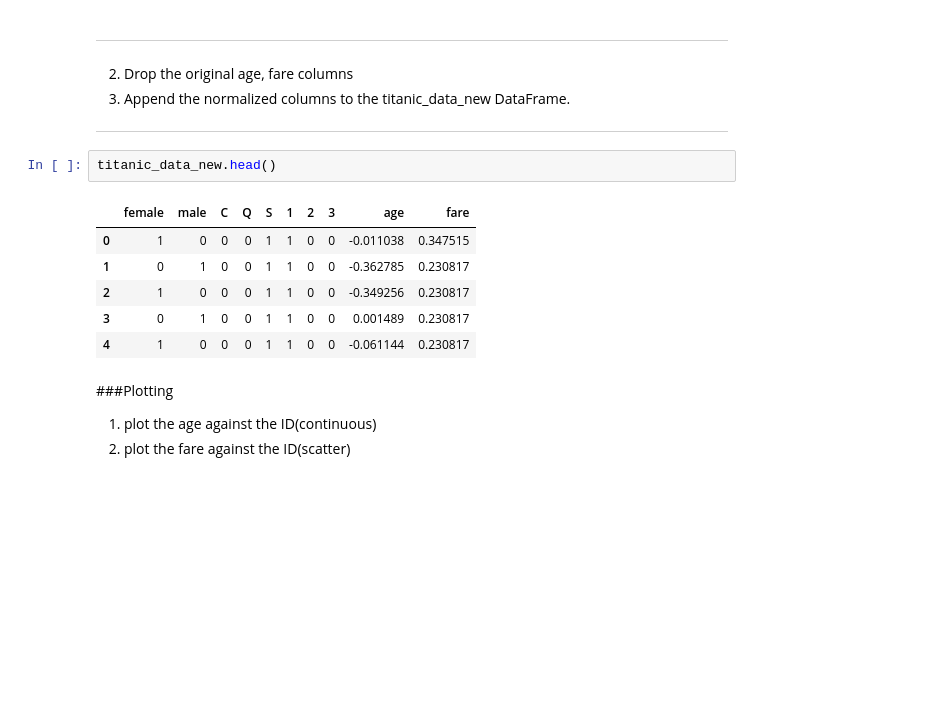
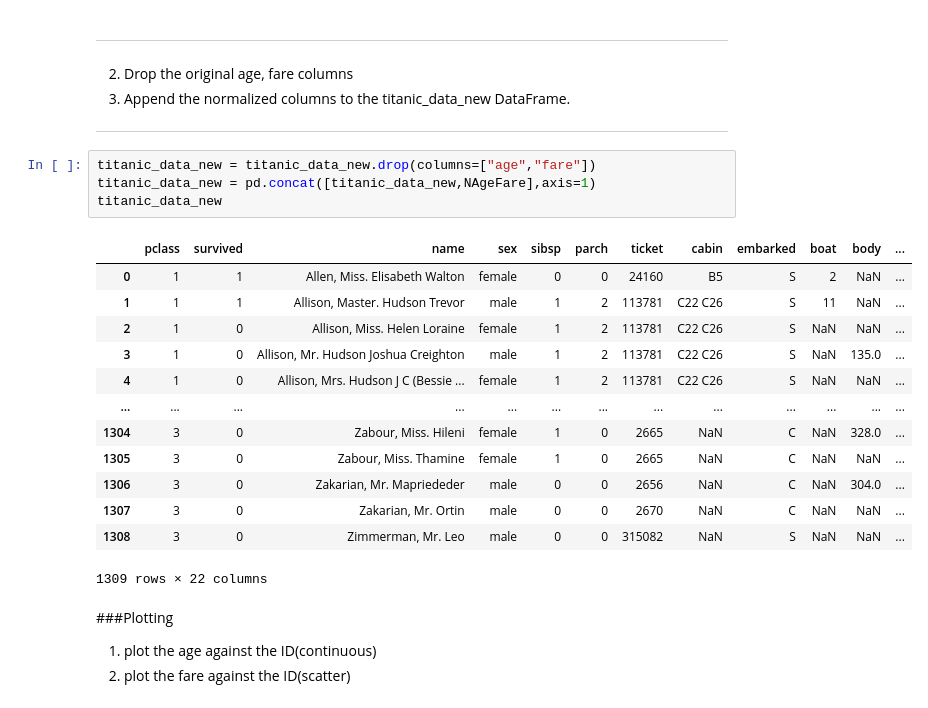
Before and after one commit to krucx/SHALA2020, a Jupyter notebook: Assignment_1_DS.ipynb, the cells around one changed output. Saved outputs shown, nothing was run; the diff lists cells and outputs as text; blank space fills up the shorter version.

```diff
--- a/Assignment_1_DS.ipynb
+++ b/Assignment_1_DS.ipynb
@@ -367,15 +381,24 @@ titanic_data_new["fare"] = (titanic_data_new["fare"]-titanic_data_new["fare"].me
 
 
 ---
-# %%
-titanic_data_new.head()
-# %% [output]
-|  | female | male | C | Q | S | 1 | 2 | 3 | age | fare |
-| 0 | 1 | 0 | 0 | 0 | 1 | 1 | 0 | 0 | -0.011038 | 0.347515 |
-| 1 | 0 | 1 | 0 | 0 | 1 | 1 | 0 | 0 | -0.362785 | 0.230817 |
-| 2 | 1 | 0 | 0 | 0 | 1 | 1 | 0 | 0 | -0.349256 | 0.230817 |
-| 3 | 0 | 1 | 0 | 0 | 1 | 1 | 0 | 0 | 0.001489 | 0.230817 |
-| 4 | 1 | 0 | 0 | 0 | 1 | 1 | 0 | 0 | -0.061144 | 0.230817 |
+# %%
+titanic_data_new = titanic_data_new.drop(columns=["age","fare"])
+titanic_data_new = pd.concat([titanic_data_new,NAgeFare],axis=1)
+titanic_data_new
+# %% [output]
+|  | pclass | survived | name | sex | sibsp | parch | ticket | cabin | embarked | boat | body | ... |
+| 0 | 1 | 1 | Allen, Miss. Elisabeth Walton | female | 0 | 0 | 24160 | B5 | S | 2 | NaN | ... |
+| 1 | 1 | 1 | Allison, Master. Hudson Trevor | male | 1 | 2 | 113781 | C22 C26 | S | 11 | NaN | ... |
+| 2 | 1 | 0 | Allison, Miss. Helen Loraine | female | 1 | 2 | 113781 | C22 C26 | S | NaN | NaN | ... |
+| 3 | 1 | 0 | Allison, Mr. Hudson Joshua Creighton | male | 1 | 2 | 113781 | C22 C26 | S | NaN | 135.0 | ... |
+| 4 | 1 | 0 | Allison, Mrs. Hudson J C (Bessie ... | female | 1 | 2 | 113781 | C22 C26 | S | NaN | NaN | ... |
+| ... | ... | ... | ... | ... | ... | ... | ... | ... | ... | ... | ... | ... |
+| 1304 | 3 | 0 | Zabour, Miss. Hileni | female | 1 | 0 | 2665 | NaN | C | NaN | 328.0 | ... |
+| 1305 | 3 | 0 | Zabour, Miss. Thamine | female | 1 | 0 | 2665 | NaN | C | NaN | NaN | ... |
+| 1306 | 3 | 0 | Zakarian, Mr. Mapriededer | male | 0 | 0 | 2656 | NaN | C | NaN | 304.0 | ... |
+| 1307 | 3 | 0 | Zakarian, Mr. Ortin | male | 0 | 0 | 2670 | NaN | C | NaN | NaN | ... |
+| 1308 | 3 | 0 | Zimmerman, Mr. Leo | male | 0 | 0 | 315082 | NaN | S | NaN | NaN | ... |
+1309 rows × 22 columns
 # %% [markdown]
 ###Plotting
 1. plot the age against the ID(continuous)
```
Also changed, not shown: parts of 8 cells of this notebook.
